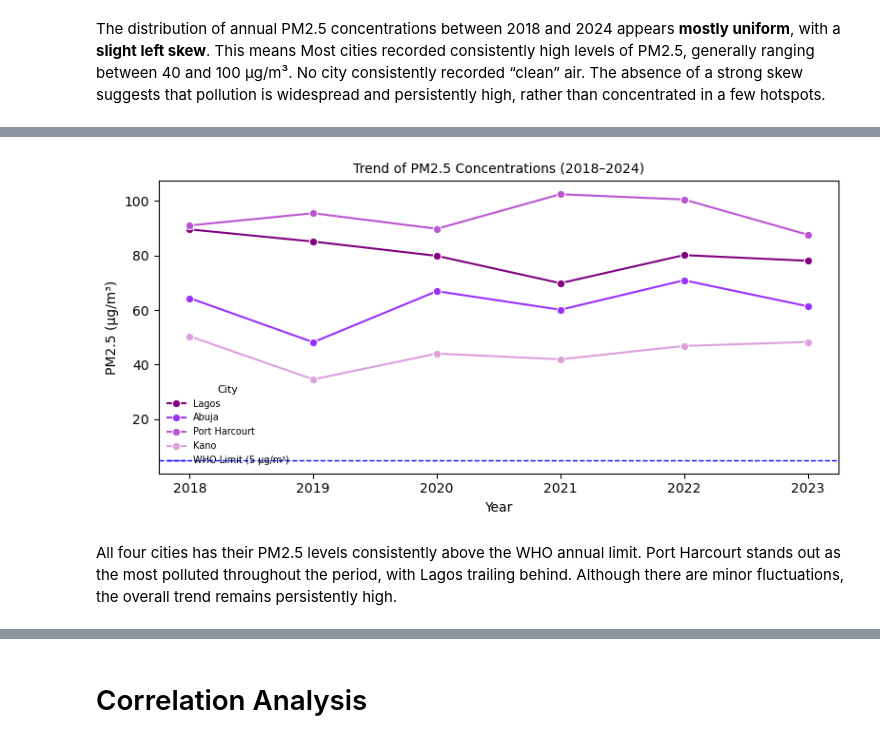
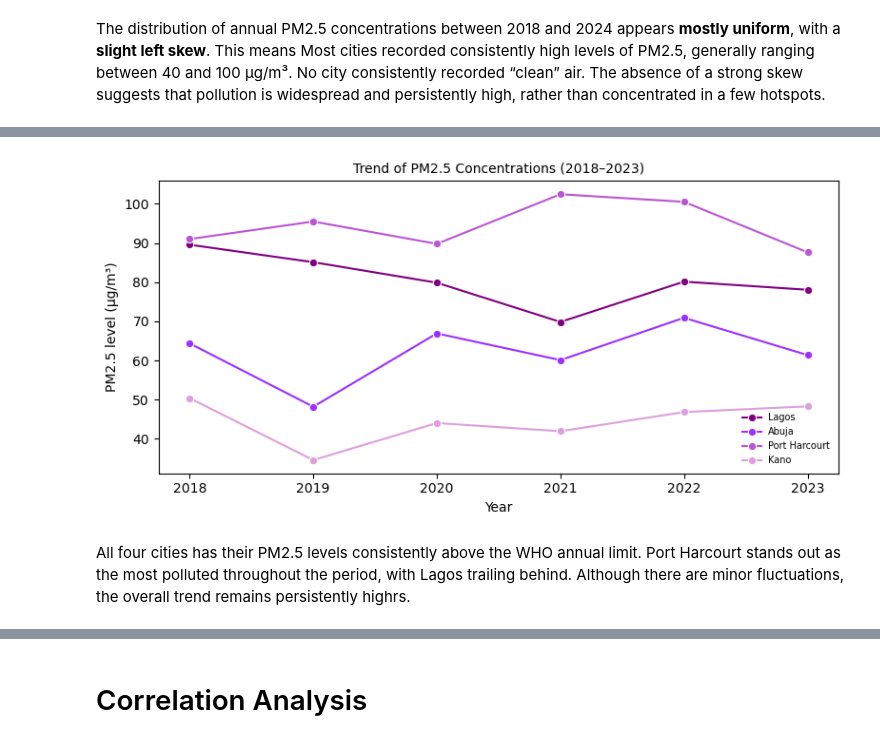
Before and after one commit to DataxEnv/environmental-health-analysis, a Jupyter notebook: environmental_health_analysis.ipynb, the cells around one changed output, grey strips where cells are left out. Cells and saved outputs as stored; diff of their text form; code cells hidden in the pictures.

Commit message:
concluded univariate analysis

```diff
--- a/environmental_health_analysis.ipynb
+++ b/environmental_health_analysis.ipynb
@@ -152,17 +165,19 @@ From the chart, **Port Harcourt** consistently records the highest average PM2.5
 # %%
-# Trend Analysis: PM2.5 Concentrations Over Time (2018–2024)
+# PM2.5 Concentrations Over Time (2018–2024)
 
 plt.figure(figsize=(8,4))
-sns.lineplot(data=df, x='year', y='pm25_annual', hue='city', marker='o', palette=['#800080', '#9B30FF', '#BA55D3', '#DDA0DD'])
-plt.title('Trend of PM2.5 Concentrations (2018–2024)', fontsize=10)
-plt.ylabel('PM2.5 (µg/m³)')
+sns.lineplot(data=df, x='year', y='pm25_annual',
+             hue='city', marker='o',
+             palette=['#800080', '#9B30FF', '#BA55D3', '#DDA0DD'])
+plt.title('Trend of PM2.5 Concentrations (2018–2023)', fontsize=10)
+plt.ylabel('PM2.5 level (µg/m³)')
 plt.xlabel('Year')
-plt.axhline(y=5, color='b', linestyle='--', linewidth=1, label='WHO Limit (5 µg/m³)')
-plt.legend(title='City', fontsize=7, title_fontsize=8, loc='lower left', frameon=False)
+
+plt.legend(fontsize=7, title_fontsize=8, loc='lower right', frameon=False)
 plt.tight_layout()
 plt.show()
 # %% [output]
-[figure, old version]
+[figure, new version]
 # %% [markdown]
 All four cities has their PM2.5 levels consistently above the WHO annual limit.
-Port Harcourt stands out as the most polluted throughout the period, with Lagos trailing behind. Although there are minor fluctuations, the overall trend remains persistently high.
+Port Harcourt stands out as the most polluted throughout the period, with Lagos trailing behind. Although there are minor fluctuations, the overall trend remains persistently highrs.
```
Also changed, not shown: parts of 9 cells of this notebook.
